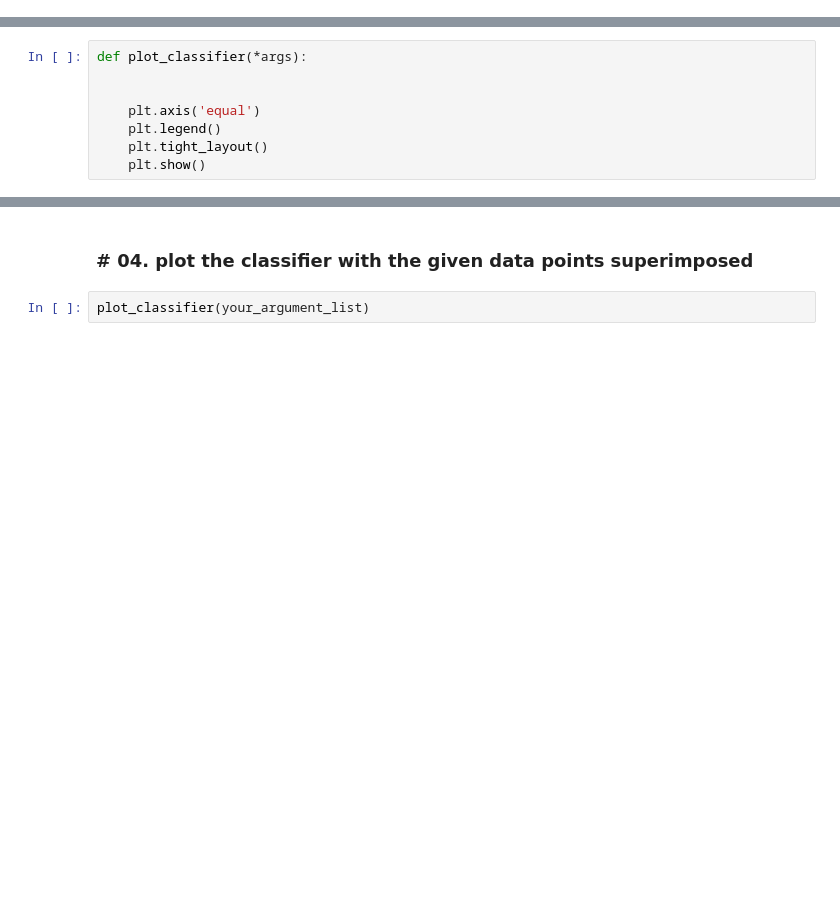
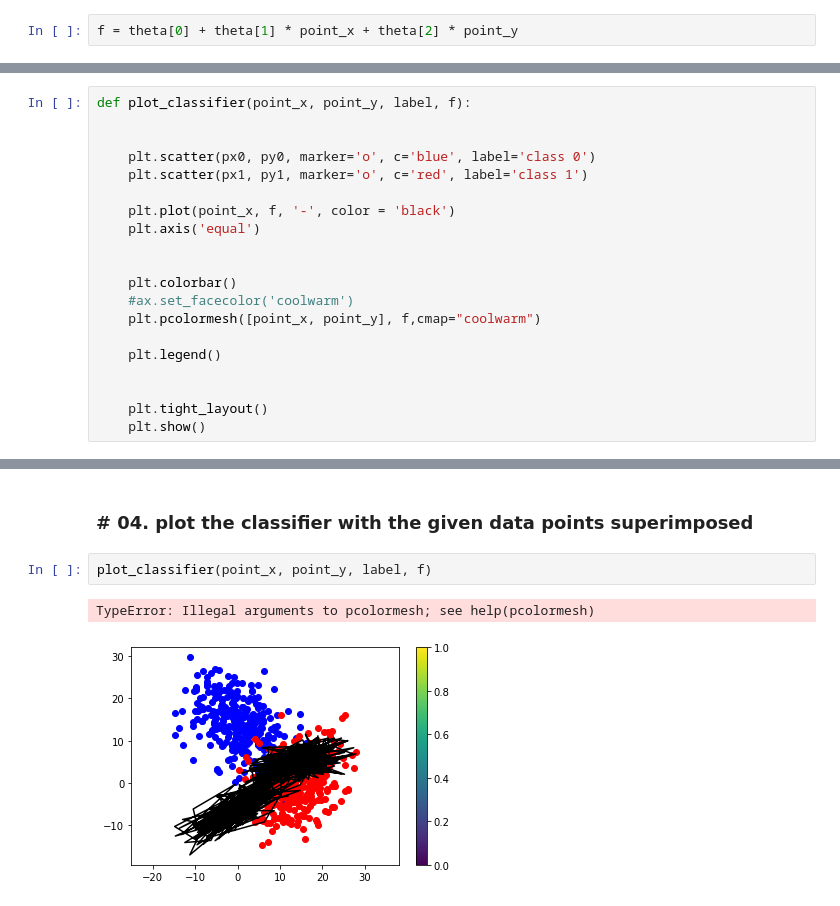
Before and after one commit to YJbonobono/assignment-machine-learning, a Jupyter notebook: 08/assignment_08_new.ipynb, the cells around one changed output, grey strips where cells are left out. Saved outputs shown, nothing was run; the diff lists cells and outputs as text; blank space fills up the shorter version.

```diff
--- a/08/assignment_08_new.ipynb
+++ b/08/assignment_08_new.ipynb
@@ -85,3 +131,5 @@ for i in range(num_iteration):
+# %%
+f = theta[0] + theta[1] * point_x + theta[2] * point_y
 # %% [markdown]
 ## plot the results
 # %%
@@ -128,14 +179,26 @@ def plot_model_parameter(theta_iteration):
 
     plt.tight_layout()
     plt.show()
-# %%
-def plot_classifier(*args):
-
-
-    plt.axis('equal')
-    plt.legend()
-    plt.tight_layout()
-    plt.show()
+# %%
+def plot_classifier(point_x, point_y, label, f):
+
+
+    plt.scatter(px0, py0, marker='o', c='blue', label='class 0')
+    plt.scatter(px1, py1, marker='o', c='red', label='class 1')
+
+    plt.plot(point_x, f, '-', color = 'black')
+    plt.axis('equal')
+
+
+    plt.colorbar()
+    #ax.set_facecolor('coolwarm')
+    plt.pcolormesh([point_x, point_y], f,cmap="coolwarm")
+
+    plt.legend()
+
+
+    plt.tight_layout()
+    plt.show()
 # %% [markdown]
 # * * * * * * * * * * * * * * * * * * * * * * * * * * * * * * * * *
 # %% [markdown]
@@ -157,4 +226,7 @@ plot_loss_curve(your_argument_list)
 # %% [markdown]
 ### # 04. plot the classifier with the given data points superimposed
-# %%
-plot_classifier(your_argument_list)
+# %%
+plot_classifier(point_x, point_y, label, f)
+# %% [output]
+TypeError: Illegal arguments to pcolormesh; see help(pcolormesh)
+[figure, added]
```
Also changed, not shown: parts of 14 cells of this notebook.
